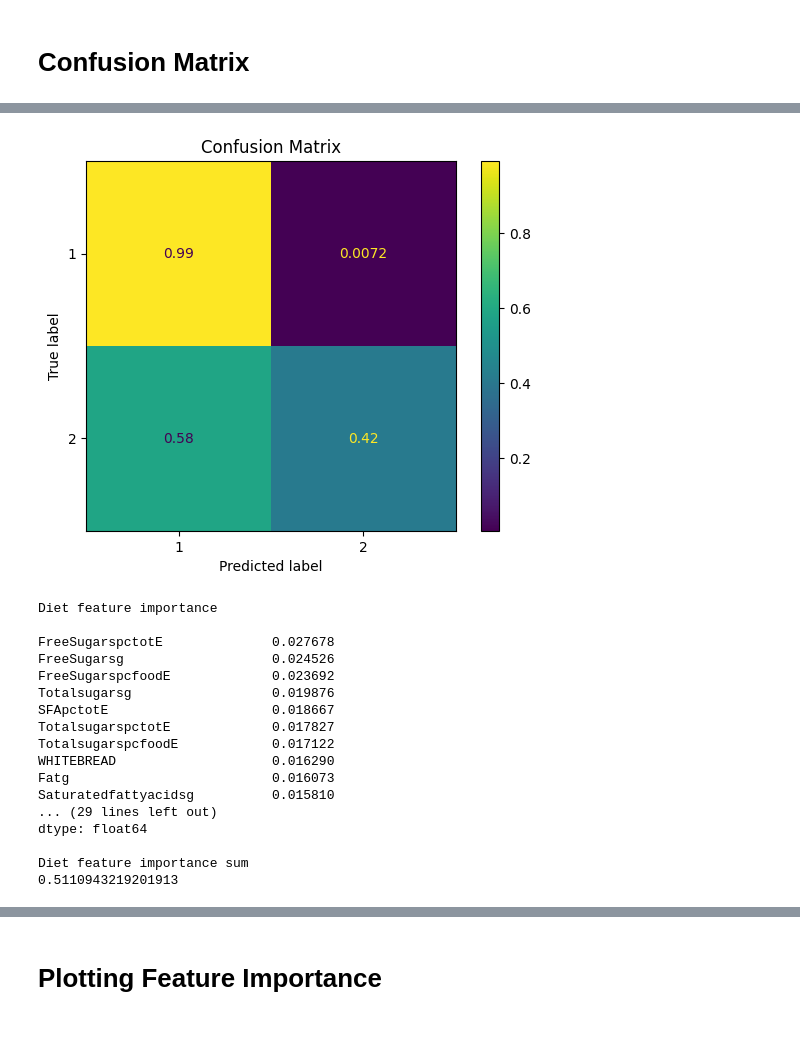
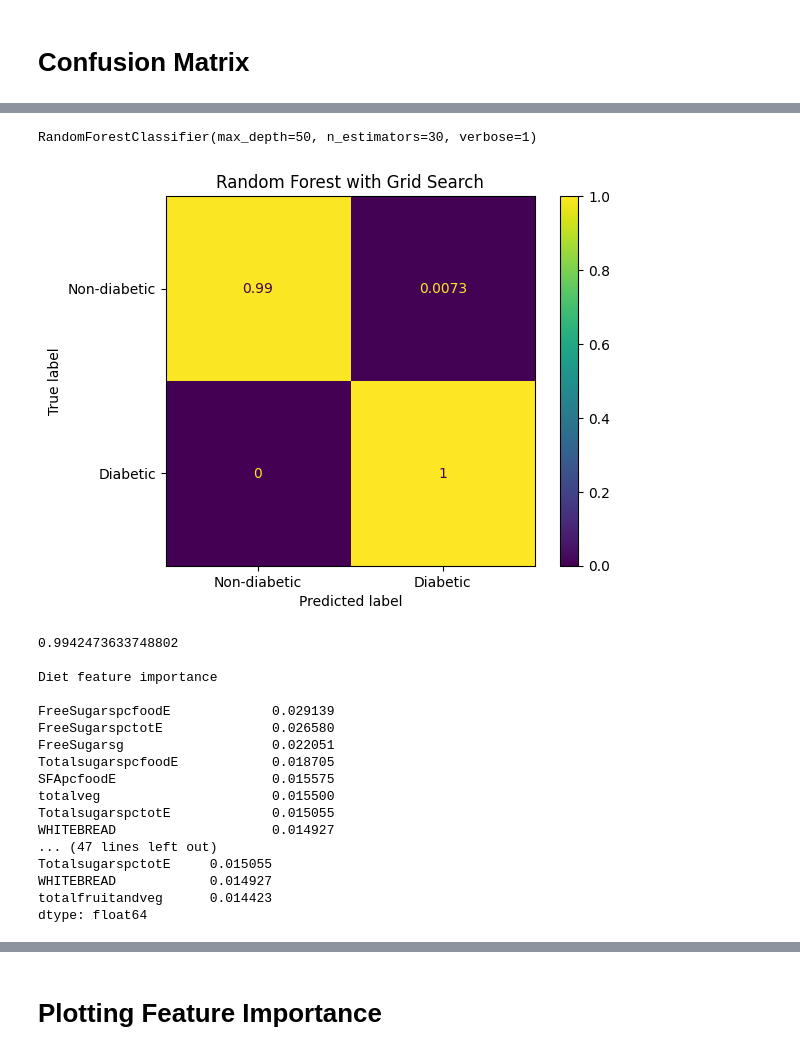
Before and after one commit to LikeMattorSomething/FutureTalentsProjects, a Jupyter notebook: GraceDataMLTests_V2.ipynb, the cells around one changed output, grey strips where cells are left out. Saved outputs shown, nothing was run; the diff lists cells and outputs as text; code cells hidden in the pictures.

```diff
--- a/GraceDataMLTests_V2.ipynb
+++ b/GraceDataMLTests_V2.ipynb
@@ -17,11 +17,23 @@ GraceData.info
 GraceData = GraceData[GraceData['Diabetes'] != '#NULL!'] # Removed bad data with no diabetes
 GraceData = GraceData[GraceData['Diabetes'] != '-1']
 
-GraceData['Country'] = pd.factorize(GraceData['Country'])[0] + 1 # Convert 'Country' column to numerical
+DiabeticSamples = GraceData[GraceData["Diabetes"] == '2']
+
+GraceData = pd.concat([GraceData, DiabeticSamples], ignore_index=True)
+GraceData = pd.concat([GraceData, DiabeticSamples], ignore_index=True)
+GraceData = pd.concat([GraceData, DiabeticSamples], ignore_index=True)
+
+
+
+
+GraceData['Country'] = pd.factorize(GraceData['Country'])[0] + 1 # Converts 'Country' column to numerical
 
 
 
 X = GraceData.drop(columns=["Diabetes","seriali"])
 y = GraceData["Diabetes"]
 
+print(X.shape)
+print(y.shape)
+
 X_train, X_test, y_train, y_test = train_test_split(X, y, test_size=0.2, random_state=0)
@@ -40,17 +55,18 @@ scaler = StandardScaler()
 X_train_scaled = scaler.fit_transform(X_train)
 X_test_scaled = scaler.transform(X_test)
 
-ModelSelection = int(input("1 nearest neighbour, 2 decision tree, 3 random forest"))
+ModelSelection = int(input("1 nearest neighbour, 2 decision tree, 3 random forest: "))
 
 if ModelSelection == 1:
   parameters = {"n_neighbors":range(1,50)}
-  modelType = KNeighborsClassifier()
+  modelType = KNeighborsClassifier(weights="distance")
 elif ModelSelection == 2:
-  parameters = {"max_depth":range(1,30),'max_features': range(1,5)} # Parameters for decision tree
+  parameters = {"max_depth":range(1,30),'max_features': range(1,10)} # Parameters for decision tree
   modelType = DecisionTreeClassifier()
 elif ModelSelection == 3:
-  parameters = {"n_estimators": (19,20),"max_depth": (71,70)} # Parameters for random forest (estimators 181)
-  modelType = RandomForestClassifier()
+  parameters = {"random_state": range(0,50,10)} # Parameters for random forest (estimators 181)
+
+  modelType = RandomForestClassifier(verbose=1,n_estimators = 30, max_depth = 50)#,class_weight="balanced")
 else:
   print("Invalid input")
 
@@ -74,11 +109,21 @@ from sklearn.metrics import ConfusionMatrixDisplay
 PredictedResults = GSD.predict(X_test_scaled) # Predict on scaled data
 ActualResults = y_test
 
+CMlabels = ['1','2'] # Labels to match the values in y_test
+DisplayLabels = ["Non-diabetic","Diabetic"] # Labels to display on the plot
+
 cm = confusion_matrix(ActualResults, PredictedResults)
-disp = ConfusionMatrixDisplay.from_estimator(GSD, X_test_scaled, y_test, normalize="true") # Display using scaled data
+disp = ConfusionMatrixDisplay.from_estimator(GSD, X_test_scaled, y_test, normalize="true", labels=CMlabels, display_labels=DisplayLabels) # Display using scaled data and updated display_labels
 
-plt.title("Confusion Matrix")
+
+
+#plt.title("Confusion Matrix")
+print(modelType)
+plt.title("Random Forest with Grid Search")#\n")
 plt.show()
+
+print("")
+print(GSD.best_estimator_.score(X_test_scaled,y_test))
 
 if ModelSelection != 1:
 
@@ -94,6 +139,6 @@ if ModelSelection != 1:
   print("Diet feature importance sum")
   print(DietImportance.sum())
 
-# myClassifiers = myClassifiers.sort_values(ascending=False)
-# print(myClassifiers.head(15))
+myClassifiers = myClassifiers.sort_values(ascending=False)
+print(myClassifiers.head(15))
 # %% [output]
@@ -100,18 +147,19 @@ if ModelSelection != 1:
+RandomForestClassifier(max_depth=50, n_estimators=30, verbose=1)
-[figure, old version]
+[figure, new version]
-Diet feature importance
-
-FreeSugarspctotE              0.027678
-FreeSugarsg                   0.024526
-FreeSugarspcfoodE             0.023692
-Totalsugarsg                  0.019876
-SFApctotE                     0.018667
-TotalsugarspctotE             0.017827
-TotalsugarspcfoodE            0.017122
-WHITEBREAD                    0.016290
-Fatg                          0.016073
-Saturatedfattyacidsg          0.015810
-... (29 lines left out)
-dtype: float64
-
-Diet feature importance sum
-0.5110943219201913
+0.9942473633748802
+
+Diet feature importance
+
+FreeSugarspcfoodE             0.029139
+FreeSugarspctotE              0.026580
+FreeSugarsg                   0.022051
+TotalsugarspcfoodE            0.018705
+SFApcfoodE                    0.015575
+totalveg                      0.015500
+TotalsugarspctotE             0.015055
+WHITEBREAD                    0.014927
+... (47 lines left out)
+TotalsugarspctotE     0.015055
+WHITEBREAD            0.014927
+totalfruitandveg      0.014423
+dtype: float64
```
Also changed, not shown: parts of 4 cells of this notebook.
